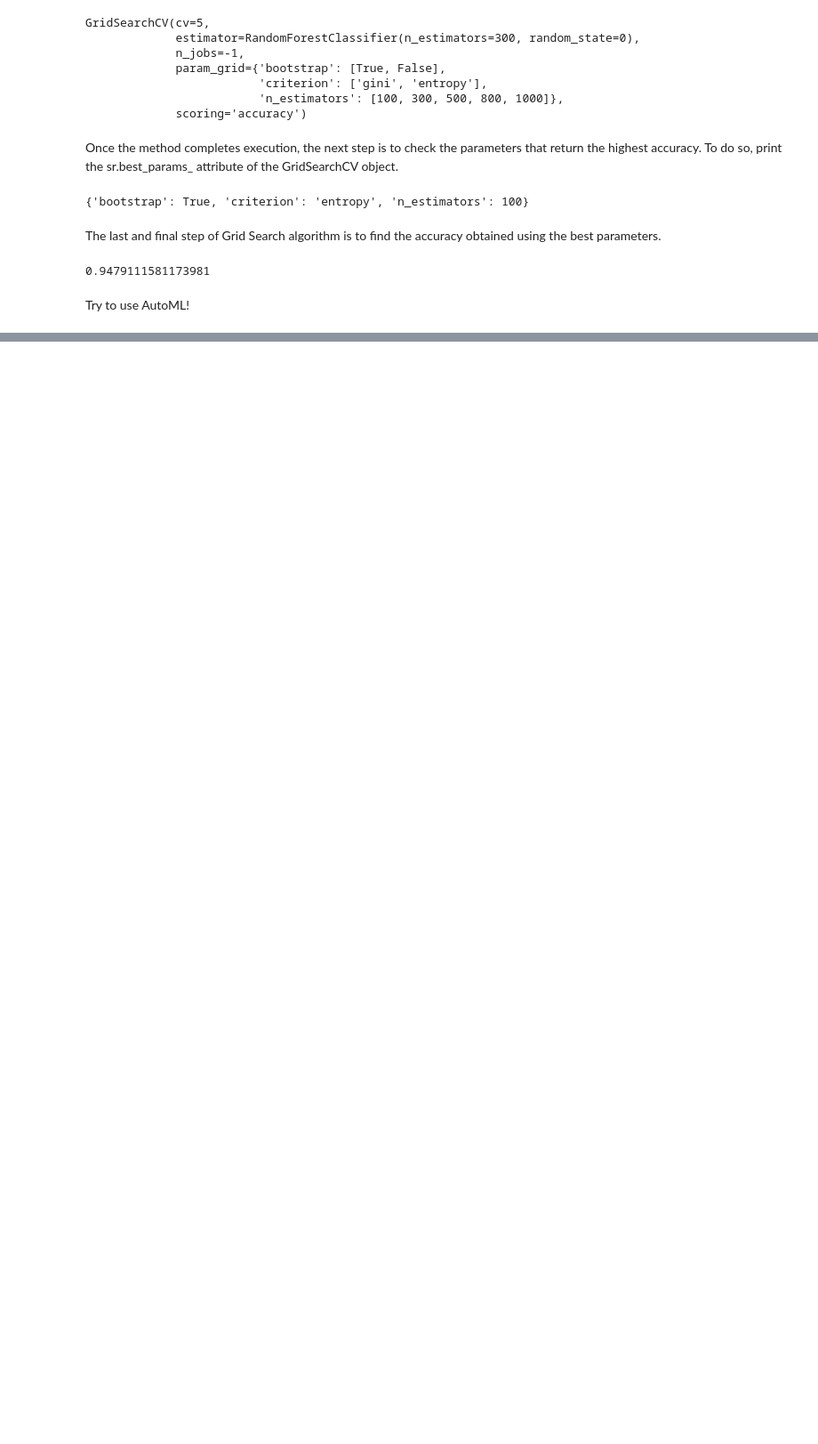
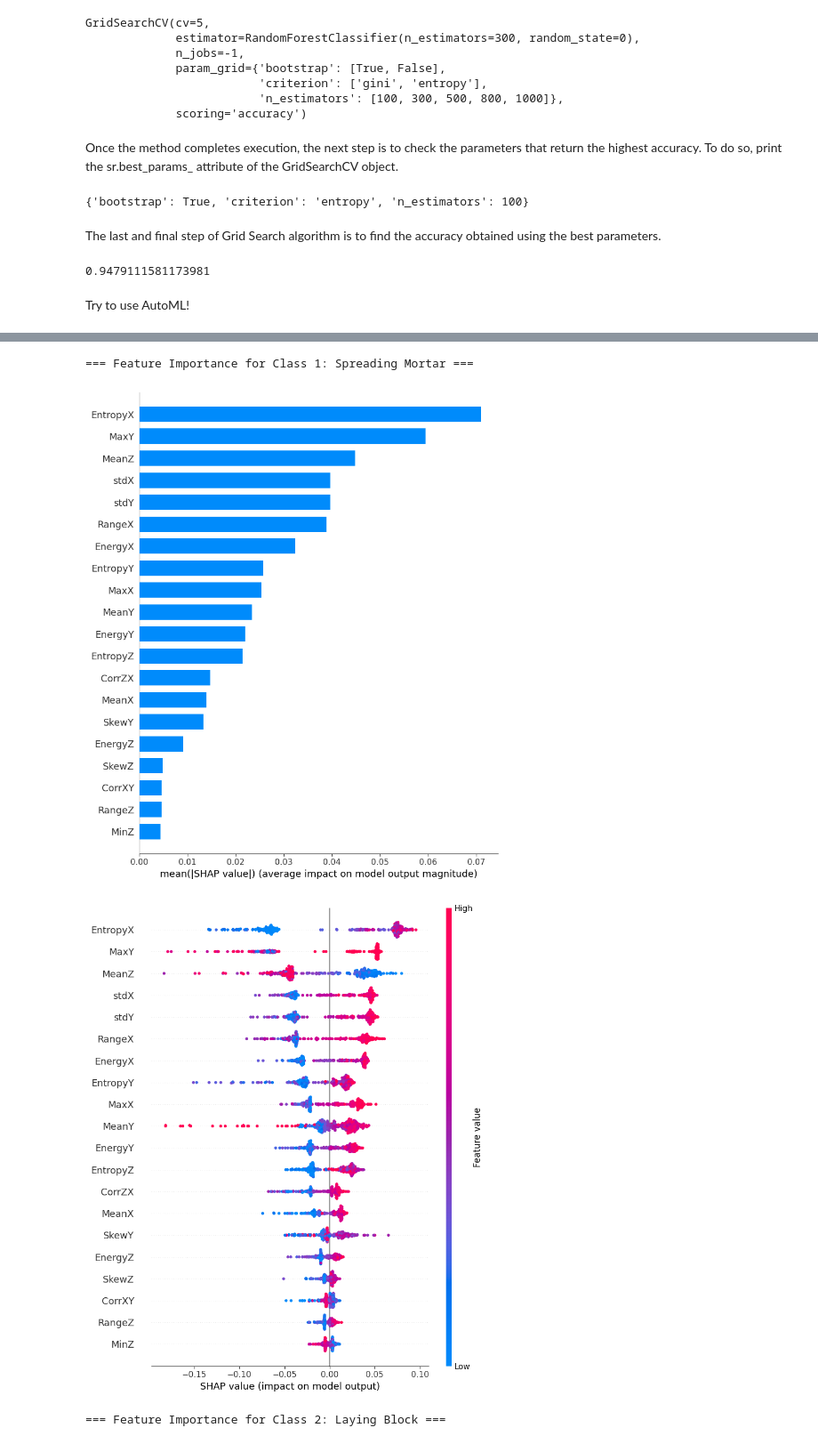
Before and after one commit to inhamjchoi/SafetyDataClass, a Jupyter notebook: Ex06_1_Practice_3_Human_Action_Recognition.ipynb, the cells around one changed output, grey strips where cells are left out. Shown at 89% size. Saved outputs shown, nothing was run; the diff lists cells and outputs as text; code cells hidden in the pictures; blank space fills up the shorter version.

```diff
--- a/Ex06_1_Practice_3_Human_Action_Recognition.ipynb
+++ b/Ex06_1_Practice_3_Human_Action_Recognition.ipynb
@@ -166,0 +169,18 @@ Try to use AutoML!
+# %%
+# [15] Retrain the model using the best parameters from Grid Search
+best_classifier = RandomForestClassifier(
+    n_estimators=best_parameters['n_estimators'],
+    criterion=best_parameters['criterion'],
+    bootstrap=best_parameters['bootstrap'],
+    random_state=0
+)
+
+best_classifier.fit(X, y)
+print("Model retrained with best parameters:", best_parameters)
+
+# [16] Evaluate the model performance using cross-validation again
+from sklearn.model_selection import cross_val_score
+best_cv_scores = cross_val_score(estimator=best_classifier, X=X, y=y, cv=5)
+print("Cross-validation accuracies:", best_cv_scores)
+print("Mean Accuracy:", best_cv_scores.mean())
+print("Standard Deviation:", best_cv_scores.std())
@@ -166,0 +192,47 @@ Try to use AutoML!
+# %%
+# X를 DataFrame으로 변환 (feature 이름 일치)
+X_df = pd.DataFrame(X, columns=dataset.columns[:-1])
+
+# SHAP 계산
+explainer = shap.TreeExplainer(best_classifier)
+shap_values = explainer.shap_values(X_df)
+
+# 형태 자동 처리 (리스트 또는 3D array 구분)
+if isinstance(shap_values, list):
+    shap_values_list = shap_values
+else:
+    shap_values_list = [shap_values[:, :, i] for i in range(shap_values.shape[2])]
+
+# 클래스 이름 매핑
+class_labels = {
+    1: "Spreading Mortar",
+    2: "Laying Block",
+    3: "Adjusting",
+    4: "Removing Mortar"
+}
+
+# 클래스별 개별 플롯 출력
+for i, (class_num, class_name) in enumerate(class_labels.items()):
+    print(f"\n=== Feature Importance for Class {class_num}: {class_name} ===")
+
+    # (1) Bar plot – 평균 중요도 기준 순위
+    shap.summary_plot(
+        shap_values_list[i],
+        X_df,
+        feature_names=X_df.columns,
+        plot_type="bar",
+        show=True
+    )
+
+    # (2) Beeswarm plot – feature별 예측 영향 시각화
+    shap.summary_plot(
+        shap_values_list[i],
+        X_df,
+        feature_names=X_df.columns,
+        show=True
+    )
+# %% [output]
+=== Feature Importance for Class 1: Spreading Mortar ===
+[figure, added]
+[figure, added]
+=== Feature Importance for Class 2: Laying Block ===
```
Also changed, not shown: parts of 3 cells of this notebook.
